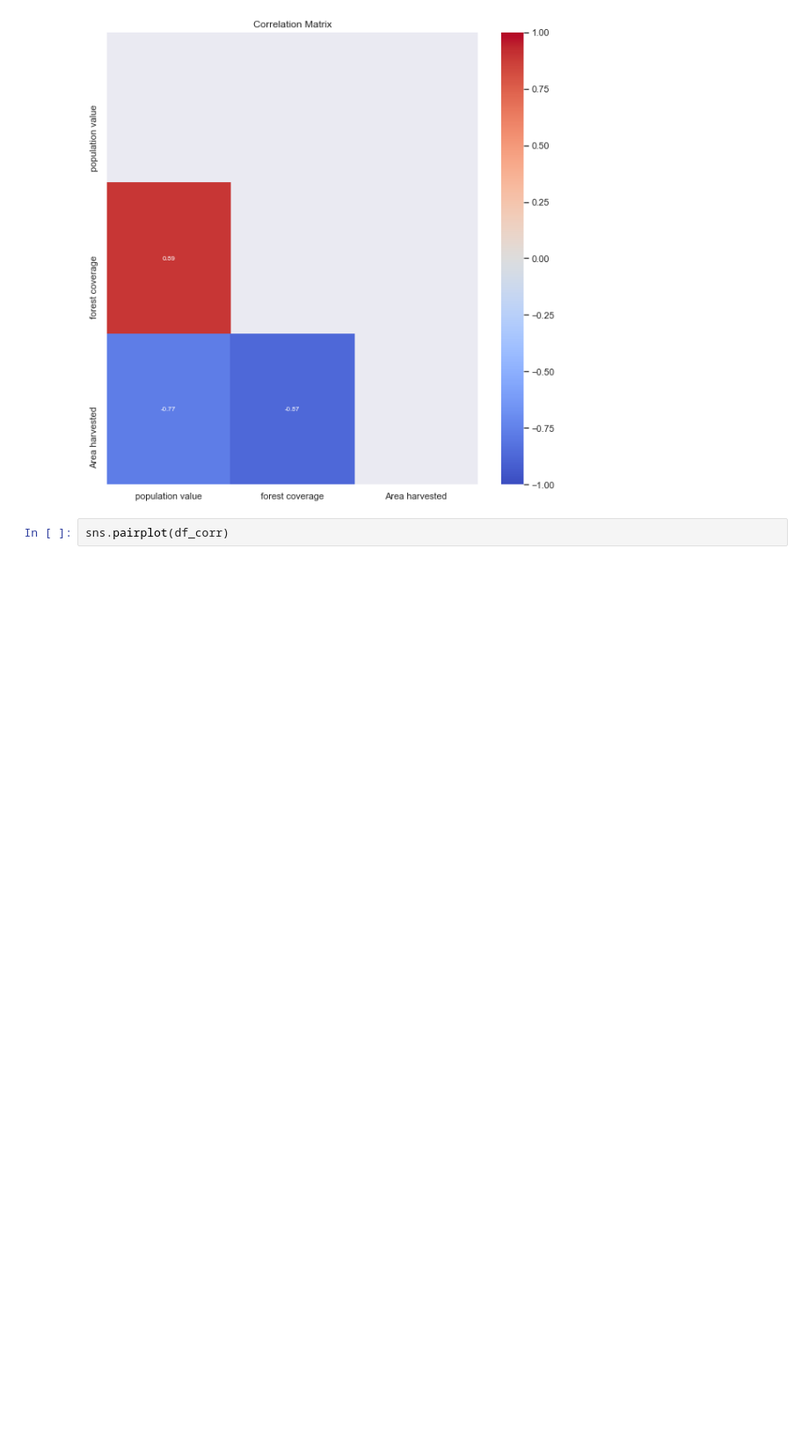
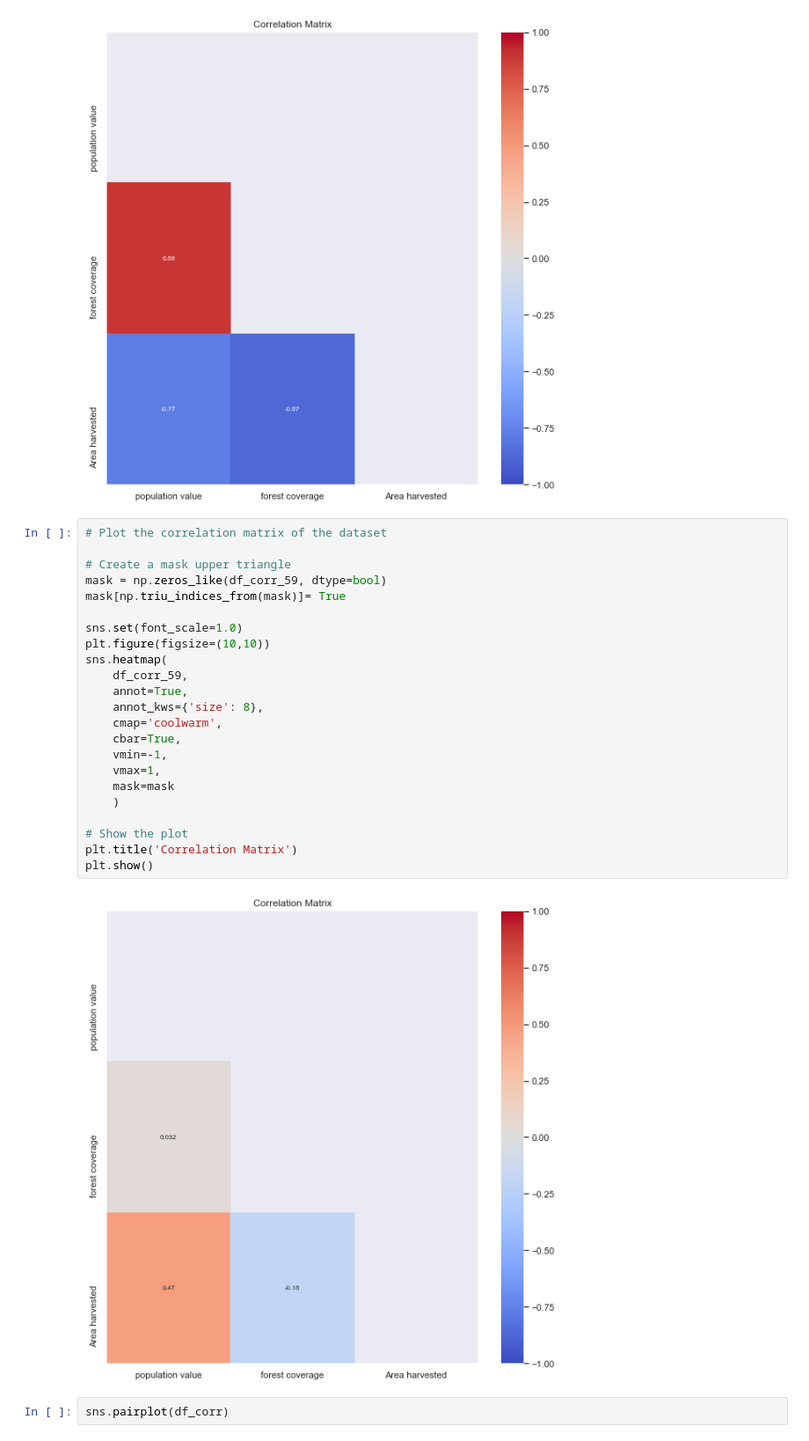
Before and after one commit to BoSuto/Specialist-Certificate-in-Data-Analytics-Essential-Jan-2023, a Jupyter notebook: Project_May_2023.ipynb, the cells around one changed output. Shown at 88% size. Saved outputs shown, nothing was run; the diff lists cells and outputs as text; blank space fills up the shorter version.

```diff
--- a/Project_May_2023.ipynb
+++ b/Project_May_2023.ipynb
@@ -908,6 +906,31 @@ plt.title('Correlation Matrix')
 plt.show()
 # %% [output]
 [figure]
+# %%
+# Plot the correlation matrix of the dataset
+
+# Create a mask upper triangle
+mask = np.zeros_like(df_corr_59, dtype=bool)
+mask[np.triu_indices_from(mask)]= True
+
+sns.set(font_scale=1.0)
+plt.figure(figsize=(10,10))
+sns.heatmap(
+    df_corr_59,
+    annot=True,
+    annot_kws={'size': 8},
+    cmap='coolwarm',
+    cbar=True,
+    vmin=-1,
+    vmax=1,
+    mask=mask
+    )
+
+# Show the plot
+plt.title('Correlation Matrix')
+plt.show()
+# %% [output]
+[figure, added]
 # %%
 sns.pairplot(df_corr)
 # %% [output]
```
Also changed, not shown: parts of 21 cells of this notebook.
